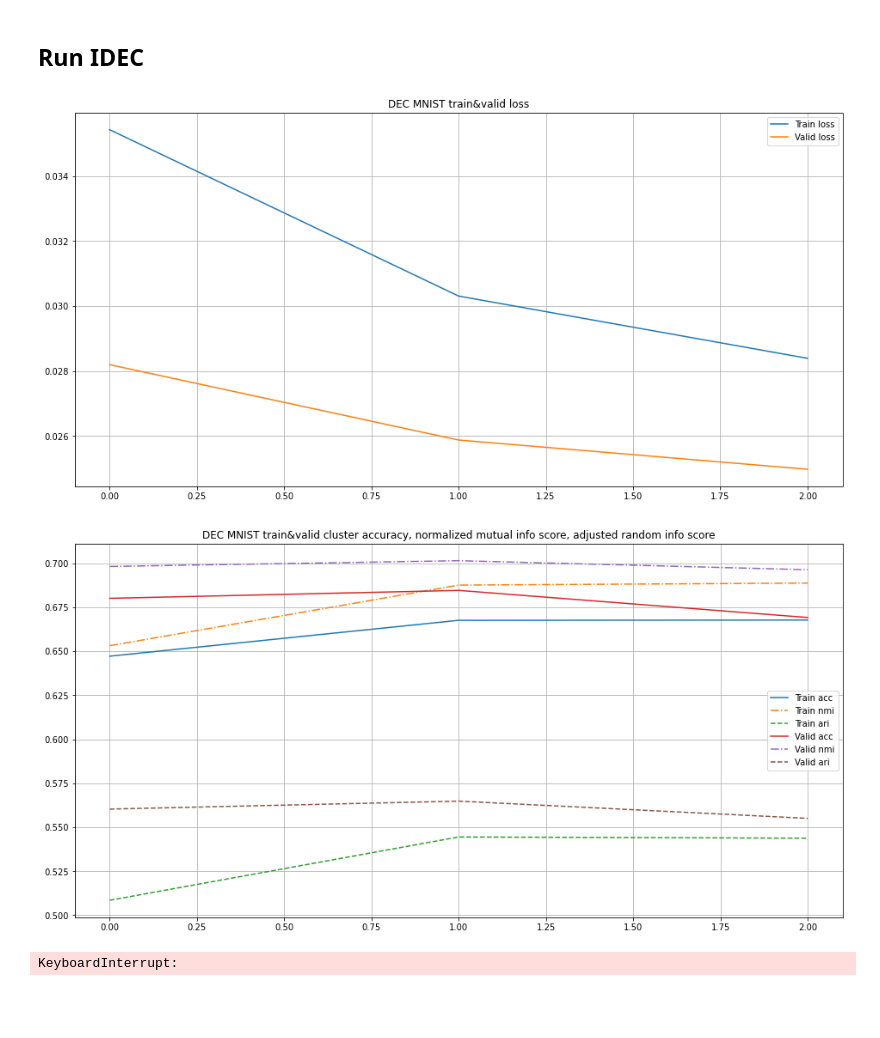
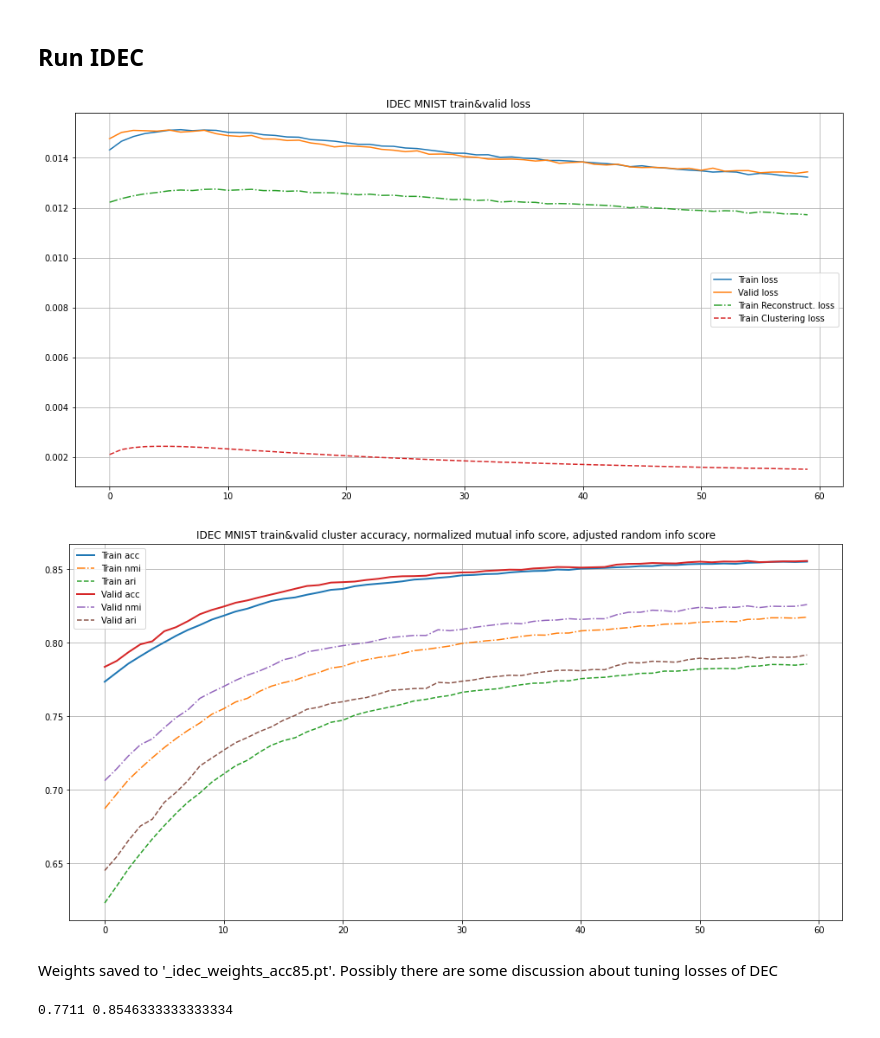
Before and after one commit to grokhi/pytorch_DEC_IDEC_2022, a Jupyter notebook: DEC_IDEC_MNIST.ipynb, the cells around one changed output. Cells and saved outputs as stored; diff of their text form; code cells hidden in the pictures; blank space fills up the shorter version.

Commit message:
upd notebook  and weights

```diff
--- a/DEC_IDEC_MNIST.ipynb
+++ b/DEC_IDEC_MNIST.ipynb
@@ -807,28 +776,28 @@ cluster_acc(
 # %% [markdown]
 ## Run IDEC
 # %%
-model = StackedAutoEncoder(dims=[784, 500, 500, 2000, 10], dropout_value=.01)
+model = StackedAutoEncoder(dims=[784, 500, 500, 2000, 10], dropout_value=.002)
 
-model.load_state_dict(torch.load(r'best-model-parameters4mnist.pt'))
+model.load_state_dict(torch.load('.\weights\_idec_weights_acc85.pt'))
 
 idec = IDEC(autoencoder=model)
-loss_fn = IDEC_loss(gamma=.1)
+loss_fn = IDEC_loss(gamma=1e-2)
 
-optimizer = Adam(idec.parameters(), lr=1e-3,  betas = (.9, .999))
+optimizer = Adam(idec.parameters(), lr=1e-4,  betas = (.9, .999))
 # optimizer = SGD(idec.parameters(), lr=0.01, momentum=0.9)
+# scheduler = StepLR(optimizer, step_size=4, gamma=0.1)
 
 whole_train_valid_cycle(
     idec,
     None,
     optimizer,
     loss_fn,
-    num_epochs = 100,
-    delta_threshold = .1,
-    # save_best_params_as = 'idec_weights.pt',
+    num_epochs = 60,
+    patience_threshold = 10,
+    save_best_params_as = 'idec_weights.pt',
     device=device,
-    title='DEC MNIST train&valid'
+    title='IDEC MNIST train&valid'
 )
 # %% [output]
-[figure, old version]
+[figure, new version]
-[figure, old version]
+[figure, new version]
-KeyboardInterrupt:
@@ -836,0 +804,11 @@ KeyboardInterrupt:
+# %% [markdown]
+Weights saved to '_idec_weights_acc85.pt'. Possibly there are some discussion about tuning losses of DEC
+# %%
+print(
+    idec.init_acc,
+    cluster_acc(
+    train_dataset.targets.numpy(),
+    idec(train_dataset.data.reshape(-1, 784).to(device, dtype=torch.float32))[0].argmax(1).detach().cpu().numpy()
+))
+# %% [output]
+0.7711 0.8546333333333334
```
Also changed, not shown: parts of 9 cells of this notebook, 11 other files.
